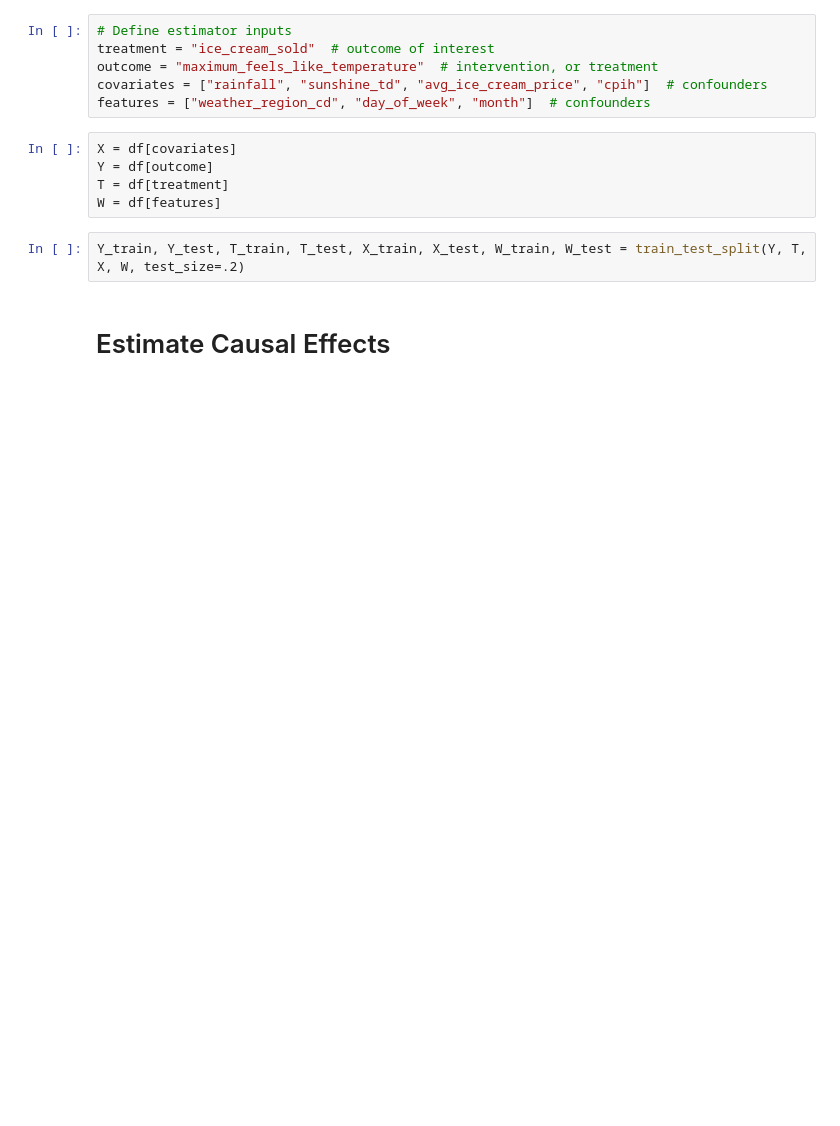
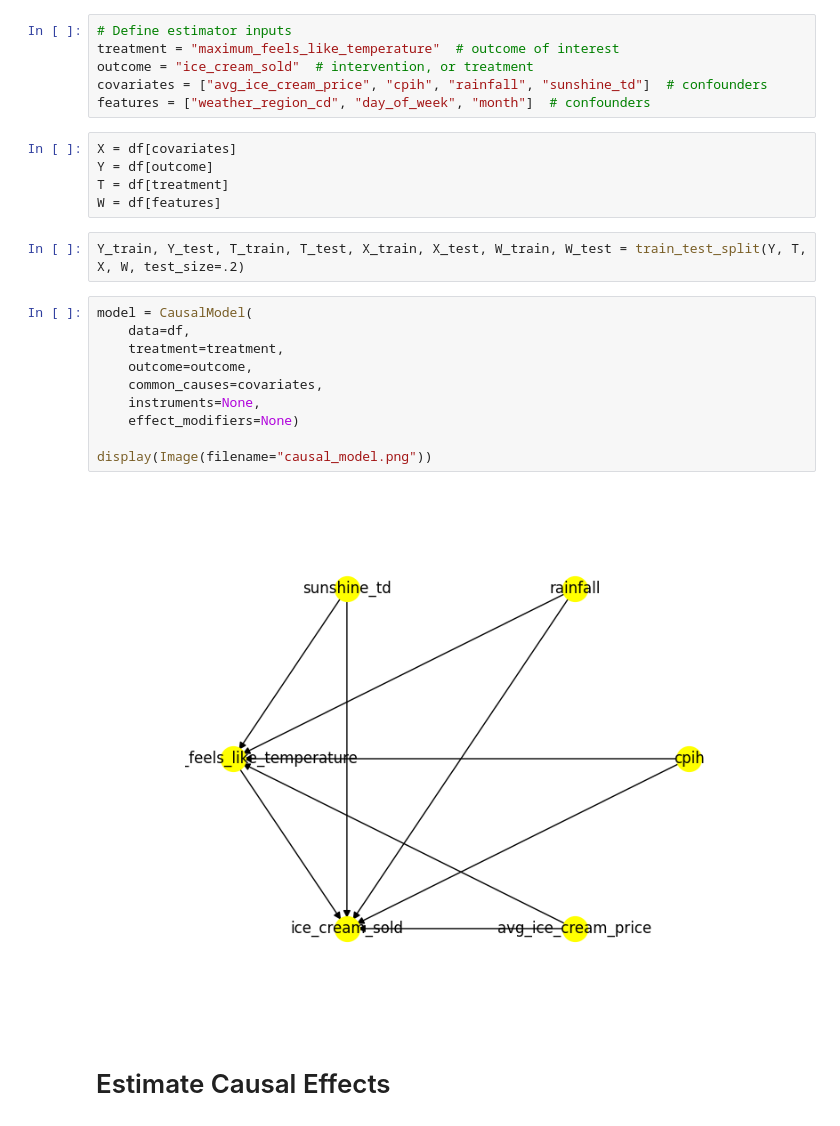
Before and after one commit to adi-jacobson/causal-ice-cream, a Jupyter notebook: notebooks/causal_modelling_econl_ml_only.ipynb, the cells around one changed output. Drawn from its saved outputs; the diff is of its cells as text; blank space fills up the shorter version.

```diff
--- a/notebooks/causal_modelling_econl_ml_only.ipynb
+++ b/notebooks/causal_modelling_econl_ml_only.ipynb
@@ -31,9 +38,9 @@ df.head()
 # Creating Causal Graph
 # %%
 # Define estimator inputs
-treatment = "ice_cream_sold"  # outcome of interest
-outcome = "maximum_feels_like_temperature"  # intervention, or treatment
-covariates = ["rainfall", "sunshine_td", "avg_ice_cream_price", "cpih"]  # confounders
+treatment = "maximum_feels_like_temperature"  # outcome of interest
+outcome = "ice_cream_sold"  # intervention, or treatment
+covariates = ["avg_ice_cream_price", "cpih", "rainfall", "sunshine_td"]  # confounders
 features = ["weather_region_cd", "day_of_week", "month"]  # confounders
 # %%
 X = df[covariates]
@@ -42,6 +49,18 @@ T = df[treatment]
 W = df[features]
 # %%
 Y_train, Y_test, T_train, T_test, X_train, X_test, W_train, W_test = train_test_split(Y, T, X, W, test_size=.2)
+# %%
+model = CausalModel(
+    data=df,
+    treatment=treatment,
+    outcome=outcome,
+    common_causes=covariates,
+    instruments=None,
+    effect_modifiers=None)
+
+display(Image(filename="causal_model.png"))
+# %% [output]
+[figure, added]
 # %% [markdown]
 # Estimate Causal Effects
 # %%
```
Also changed, not shown: parts of 8 cells of this notebook.
